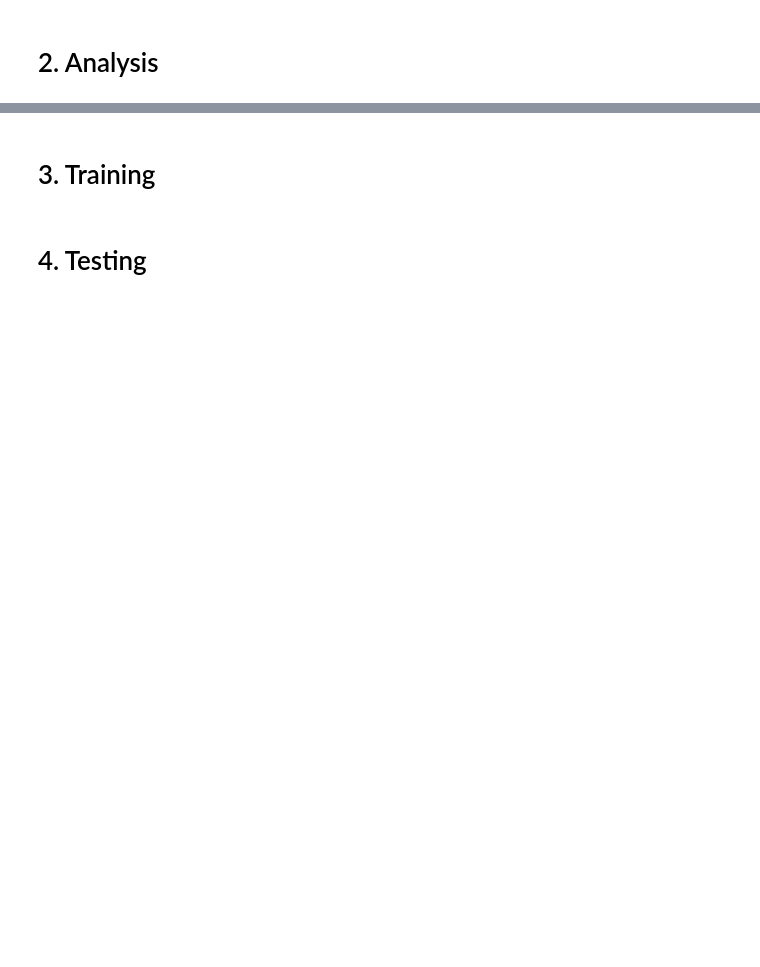
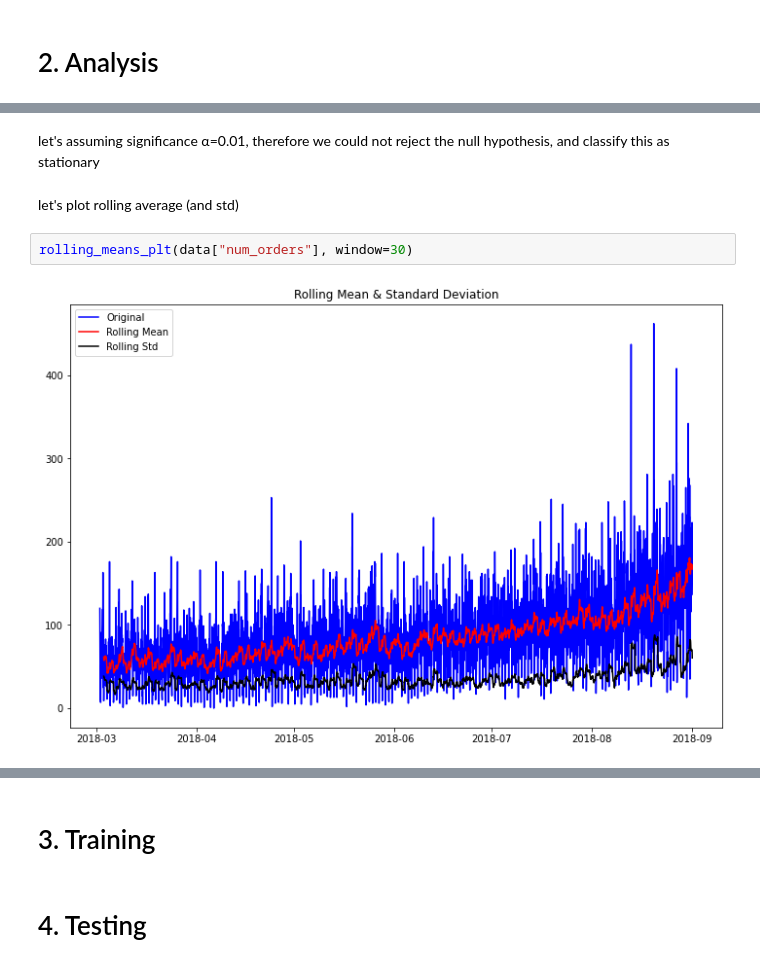
Before and after one commit to imvladikon/yandex-practicum, a Jupyter notebook: sprint13/sprint13.ipynb, the cells around one changed output, grey strips where cells are left out. Saved outputs shown, nothing was run; the diff lists cells and outputs as text; blank space fills up the shorter version.

```diff
--- a/sprint13/sprint13.ipynb
+++ b/sprint13/sprint13.ipynb
@@ -21,0 +240,8 @@ The data is stored in file `taxi.csv`. The number of orders is in the '*num_orde
+# %% [markdown]
+let's assuming significance α=0.01, therefore we could not reject the null hypothesis, and classify this as stationary
+# %% [markdown]
+let's plot rolling average (and std)
+# %%
+rolling_means_plt(data["num_orders"], window=30)
+# %% [output]
+[figure, added]
```
Also changed, not shown: parts of 49 cells of this notebook, 3 other files.
